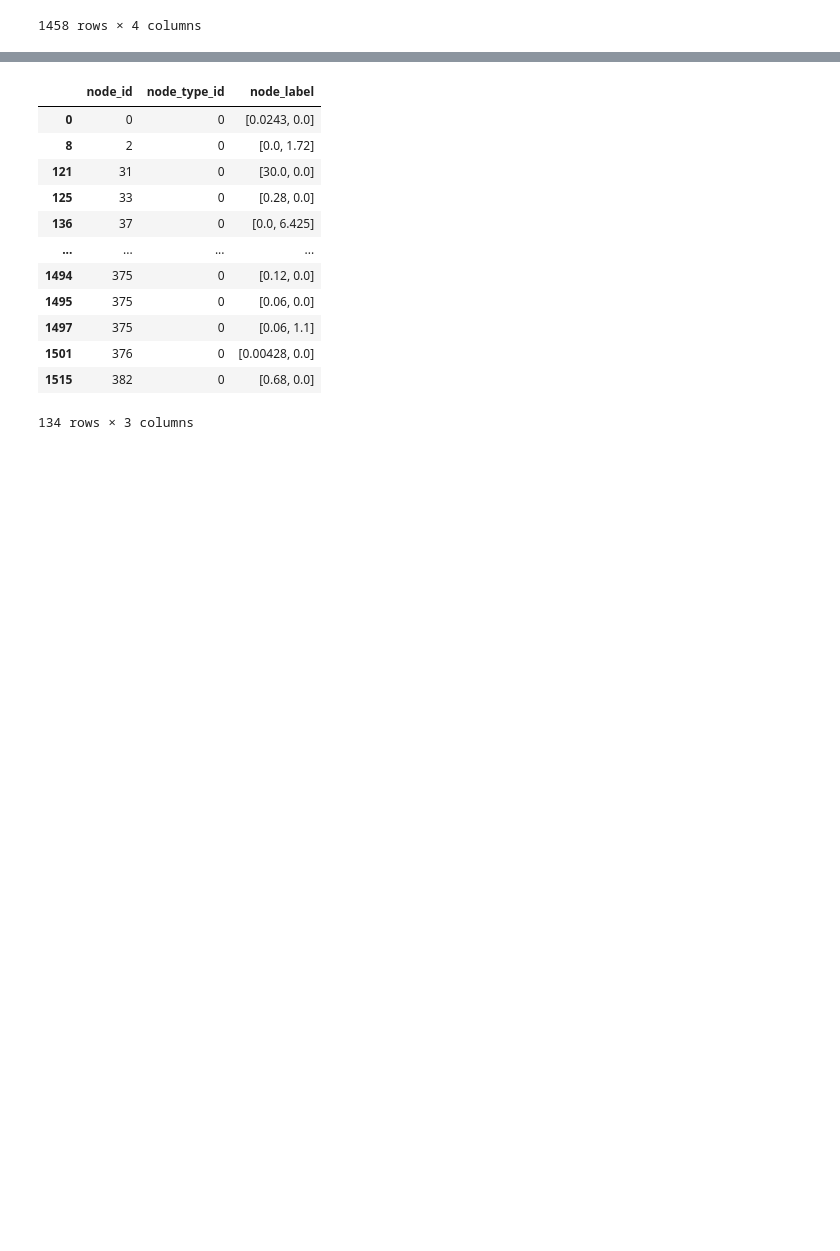
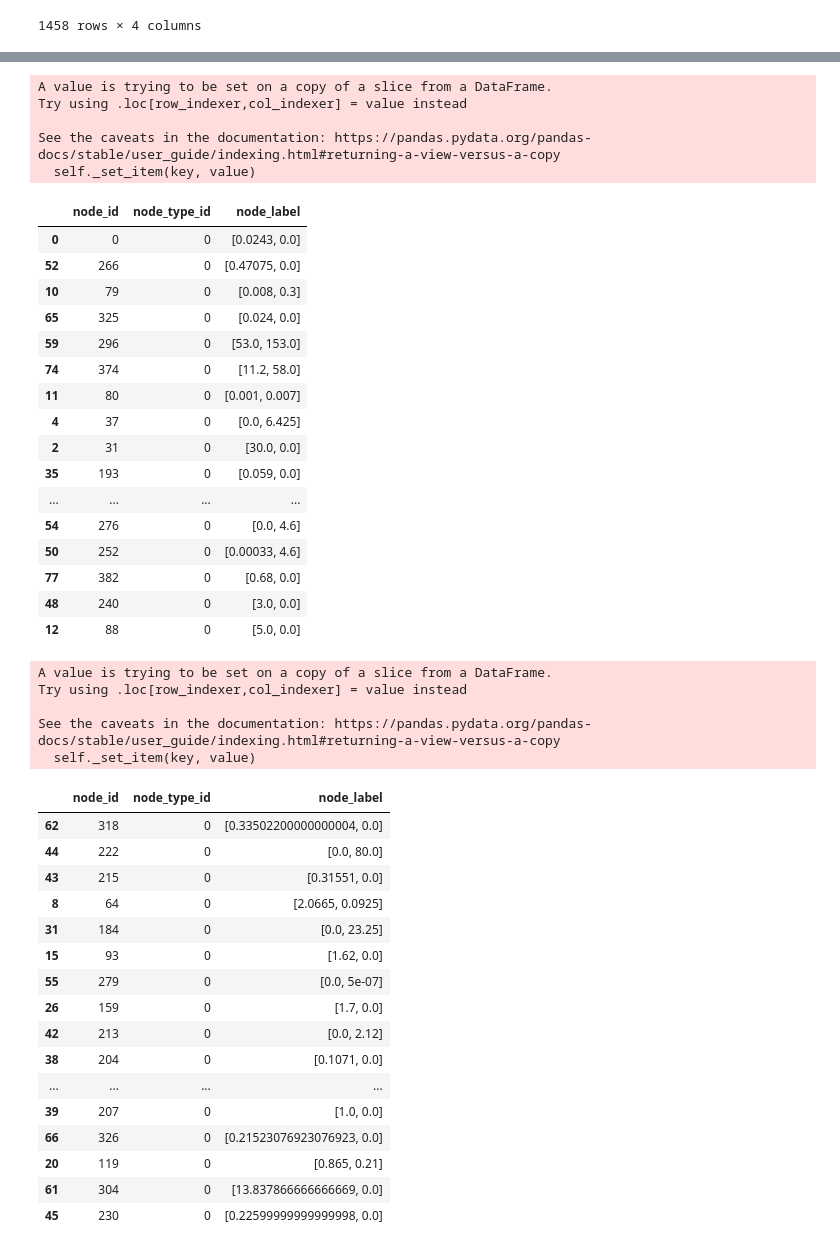
Before and after one commit to iamyufan/AlphaFold-Research, a Jupyter notebook: gnn/data/preprocess.ipynb, the cells around one changed output, grey strips where cells are left out. Saved outputs shown, nothing was run; the diff lists cells and outputs as text; code cells hidden in the pictures; blank space fills up the shorter version.

```diff
--- a/gnn/data/preprocess.ipynb
+++ b/gnn/data/preprocess.ipynb
@@ -500,9 +502,13 @@ link
 | 1516 | 382 | 514 | 1 | 1.0 |
 | 1519 | 383 | 999 | 1 | 1.0 |
 1458 rows × 4 columns
+# %%
+from sklearn.model_selection import train_test_split
+
+label_train, label_test = train_test_split(label_mean, test_size=0.3)
 # %%
-def save_label(label):
+def save_label(label, file_name):
     label['node_label_to_save'] = label['node_label'].apply(lambda x: str(x).split('[')[1].split(']')[0])
-    label.to_csv('{}/label.dat'.format(model_name), sep='\t', index=False, header=False, columns=['node_id', 'node_type_id', 'node_label_to_save'])
+    label.to_csv('{}/{}'.format(model_name, file_name), sep='\t', index=False, header=False, columns=['node_id', 'node_type_id', 'node_label_to_save'])
     label = label.loc[:, ['node_id', 'node_type_id', 'node_label']]
     display(label)
@@ -525,19 +515,49 @@ save_label(label_mean)
-# %%
-label['node_label_to_save'] = label['node_label'].apply(lambda x: str(x).split('[')[1].split(']')[0])
-label.to_csv('{}/label.dat'.format(model_name), sep='\t', index=False, header=False, columns=['node_id', 'node_type_id', 'node_label_to_save'])
-label = label.loc[:, ['node_id', 'node_type_id', 'node_label']]
-label
-# %% [output]
-|  | node_id | node_type_id | node_label |
-| 0 | 0 | 0 | [0.0243, 0.0] |
-| 8 | 2 | 0 | [0.0, 1.72] |
-| 121 | 31 | 0 | [30.0, 0.0] |
-| 125 | 33 | 0 | [0.28, 0.0] |
-| 136 | 37 | 0 | [0.0, 6.425] |
-| ... | ... | ... | ... |
-| 1494 | 375 | 0 | [0.12, 0.0] |
-| 1495 | 375 | 0 | [0.06, 0.0] |
-| 1497 | 375 | 0 | [0.06, 1.1] |
-| 1501 | 376 | 0 | [0.00428, 0.0] |
-| 1515 | 382 | 0 | [0.68, 0.0] |
-134 rows × 3 columns
+# %%
+# save_label(label_mean, 'label')
+save_label(label_train, 'label.dat')
+save_label(label_test, 'label.dat.test')
+# %% [output]
+A value is trying to be set on a copy of a slice from a DataFrame.
+Try using .loc[row_indexer,col_indexer] = value instead
+
+See the caveats in the documentation: https://pandas.pydata.org/pandas-docs/stable/user_guide/indexing.html#returning-a-view-versus-a-copy
+  self._set_item(key, value)
+|  | node_id | node_type_id | node_label |
+| 0 | 0 | 0 | [0.0243, 0.0] |
+| 52 | 266 | 0 | [0.47075, 0.0] |
+| 10 | 79 | 0 | [0.008, 0.3] |
+| 65 | 325 | 0 | [0.024, 0.0] |
+| 59 | 296 | 0 | [53.0, 153.0] |
+| 74 | 374 | 0 | [11.2, 58.0] |
+| 11 | 80 | 0 | [0.001, 0.007] |
+| 4 | 37 | 0 | [0.0, 6.425] |
+| 2 | 31 | 0 | [30.0, 0.0] |
+| 35 | 193 | 0 | [0.059, 0.0] |
+| ... | ... | ... | ... |
+| 54 | 276 | 0 | [0.0, 4.6] |
+| 50 | 252 | 0 | [0.00033, 4.6] |
+| 77 | 382 | 0 | [0.68, 0.0] |
+| 48 | 240 | 0 | [3.0, 0.0] |
+| 12 | 88 | 0 | [5.0, 0.0] |
+A value is trying to be set on a copy of a slice from a DataFrame.
+Try using .loc[row_indexer,col_indexer] = value instead
+
+See the caveats in the documentation: https://pandas.pydata.org/pandas-docs/stable/user_guide/indexing.html#returning-a-view-versus-a-copy
+  self._set_item(key, value)
+|  | node_id | node_type_id | node_label |
+| 62 | 318 | 0 | [0.33502200000000004, 0.0] |
+| 44 | 222 | 0 | [0.0, 80.0] |
+| 43 | 215 | 0 | [0.31551, 0.0] |
+| 8 | 64 | 0 | [2.0665, 0.0925] |
+| 31 | 184 | 0 | [0.0, 23.25] |
+| 15 | 93 | 0 | [1.62, 0.0] |
+| 55 | 279 | 0 | [0.0, 5e-07] |
+| 26 | 159 | 0 | [1.7, 0.0] |
+| 42 | 213 | 0 | [0.0, 2.12] |
+| 38 | 204 | 0 | [0.1071, 0.0] |
+| ... | ... | ... | ... |
+| 39 | 207 | 0 | [1.0, 0.0] |
+| 66 | 326 | 0 | [0.21523076923076923, 0.0] |
+| 20 | 119 | 0 | [0.865, 0.21] |
+| 61 | 304 | 0 | [13.837866666666669, 0.0] |
+| 45 | 230 | 0 | [0.22599999999999998, 0.0] |
```
Also changed, not shown: parts of 2 cells of this notebook, 7 other files.
